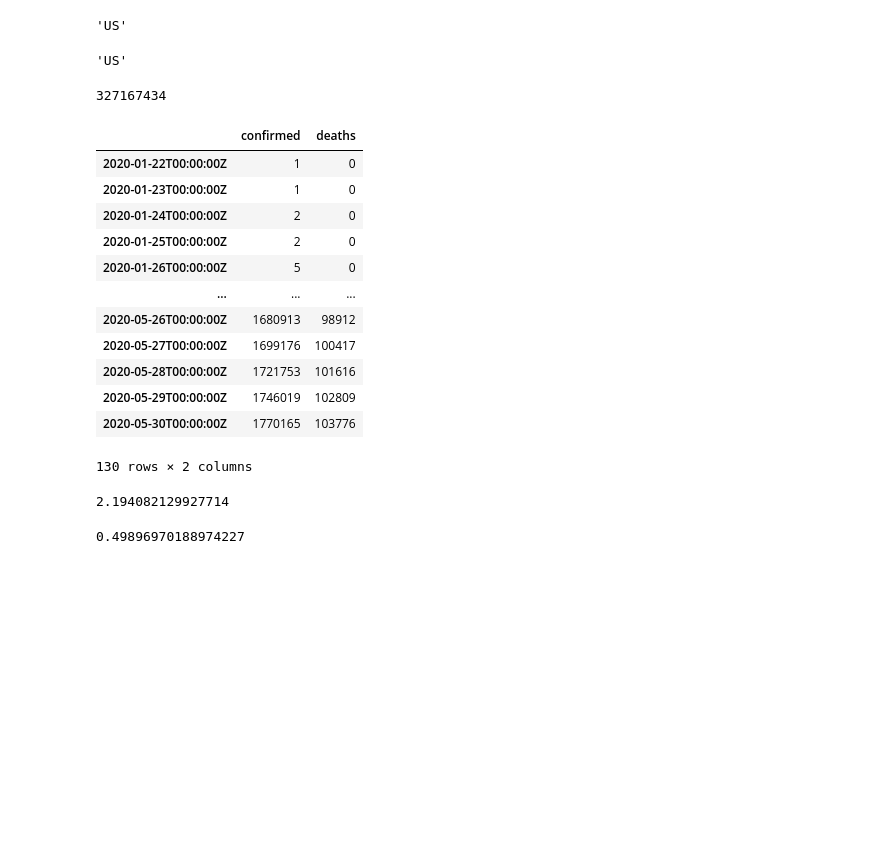
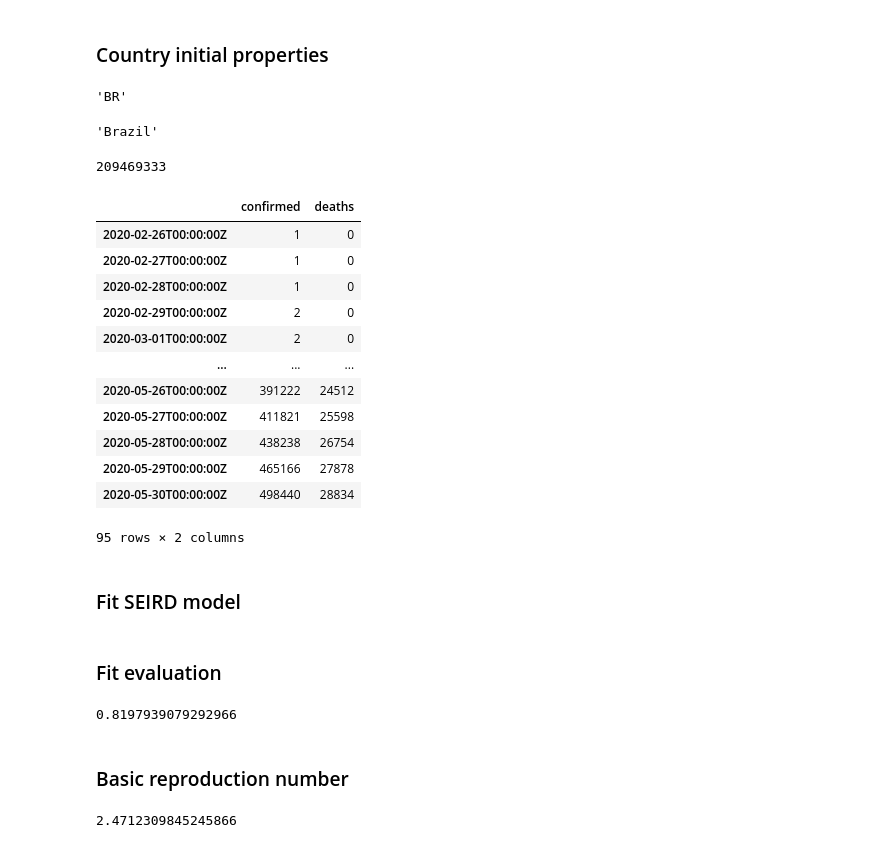
Before and after one commit to pblins/covid_seird, a Jupyter notebook: examples/examples.ipynb, the cells around one changed output. Saved outputs shown, nothing was run; the diff lists cells and outputs as text; code cells hidden in the pictures; blank space fills up the shorter version.

```diff
--- a/examples/examples.ipynb
+++ b/examples/examples.ipynb
@@ -5,29 +15,35 @@ us = CountryCovidSeird('us')
+# %%
+brazil = CountryCovidSeird('br')
+# %% [markdown]
+### Country initial properties
 # %%
-us.code
+brazil.code
 # %% [output]
-'US'
+'BR'
 # %%
-us.name
+brazil.name
 # %% [output]
-'US'
+'Brazil'
 # %%
-us.population
+brazil.population
 # %% [output]
-327167434
+209469333
 # %%
-us.data
+brazil.data
 # %% [output]
 |  | confirmed | deaths |
-| 2020-01-22T00:00:00Z | 1 | 0 |
-| 2020-01-23T00:00:00Z | 1 | 0 |
-| 2020-01-24T00:00:00Z | 2 | 0 |
-| 2020-01-25T00:00:00Z | 2 | 0 |
-| 2020-01-26T00:00:00Z | 5 | 0 |
+| 2020-02-26T00:00:00Z | 1 | 0 |
+| 2020-02-27T00:00:00Z | 1 | 0 |
+| 2020-02-28T00:00:00Z | 1 | 0 |
+| 2020-02-29T00:00:00Z | 2 | 0 |
+| 2020-03-01T00:00:00Z | 2 | 0 |
 | ... | ... | ... |
-| 2020-05-26T00:00:00Z | 1680913 | 98912 |
-| 2020-05-27T00:00:00Z | 1699176 | 100417 |
-| 2020-05-28T00:00:00Z | 1721753 | 101616 |
-| 2020-05-29T00:00:00Z | 1746019 | 102809 |
-| 2020-05-30T00:00:00Z | 1770165 | 103776 |
+| 2020-05-26T00:00:00Z | 391222 | 24512 |
+| 2020-05-27T00:00:00Z | 411821 | 25598 |
+| 2020-05-28T00:00:00Z | 438238 | 26754 |
+| 2020-05-29T00:00:00Z | 465166 | 27878 |
+| 2020-05-30T00:00:00Z | 498440 | 28834 |
-130 rows × 2 columns
+95 rows × 2 columns
+# %% [markdown]
+### Fit SEIRD model
 # %%
@@ -35,8 +51,12 @@ us.fit()
+# %% [markdown]
+### Fit evaluation
+# %%
+brazil.r2
+# %% [output]
+0.8197939079292966
+# %% [markdown]
+### Basic reproduction number
 # %%
-us.r0
+brazil.r0
 # %% [output]
-2.194082129927714
+2.4712309845245866
-# %%
-us.r2
-# %% [output]
-0.49896970188974227
```
Also changed, not shown: parts of 17 cells of this notebook.
